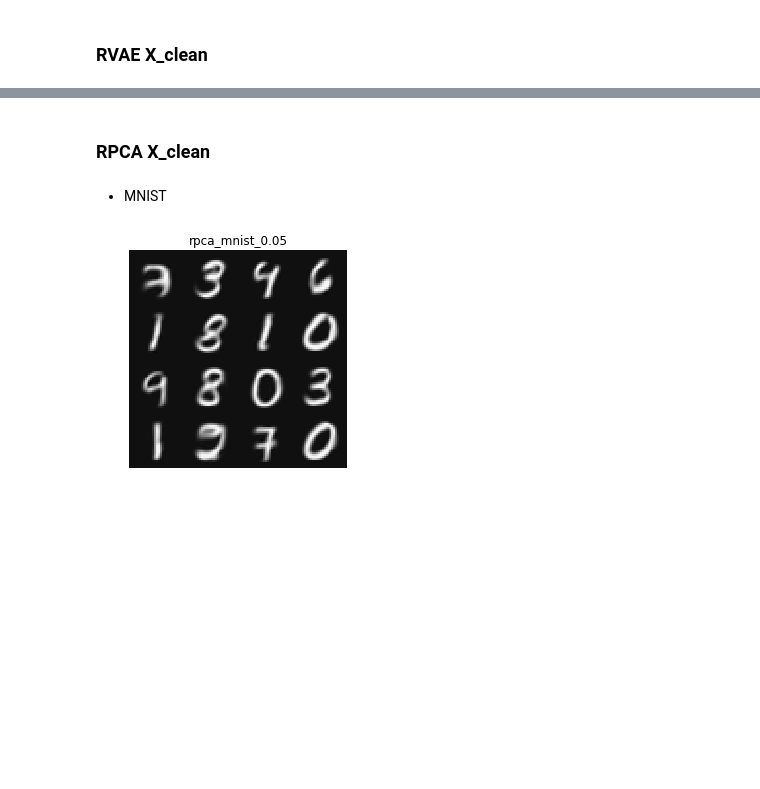
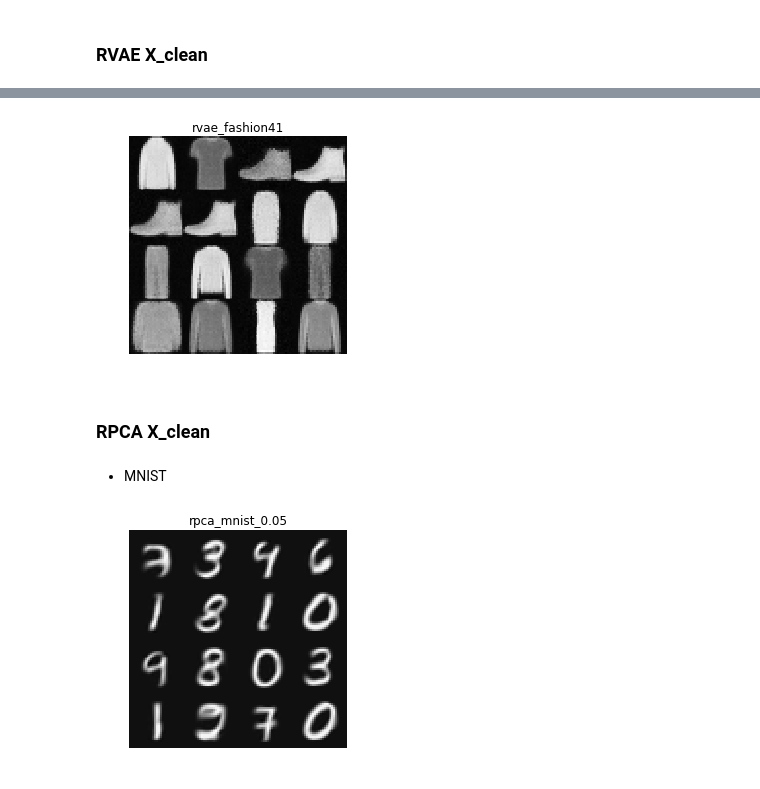
Before and after one commit to huiminren/RobustVAE, a Jupyter notebook: results_plots/Denoising.ipynb, the cells around one changed output, grey strips where cells are left out. Cells and saved outputs as stored; diff of their text form; code cells hidden in the pictures; blank space fills up the shorter version.

```diff
--- a/results_plots/Denoising.ipynb
+++ b/results_plots/Denoising.ipynb
@@ -10,3 +46,7 @@ from tensorflow.examples.tutorials.mnist import input_data
+# %%
+plot(rvae_fashion41,"rvae_fashion41")
+# %% [output]
+[figure, added]
 # %% [markdown]
 ### RPCA X_clean
 # %% [markdown]
```
Also changed, not shown: parts of 12 cells of this notebook.
